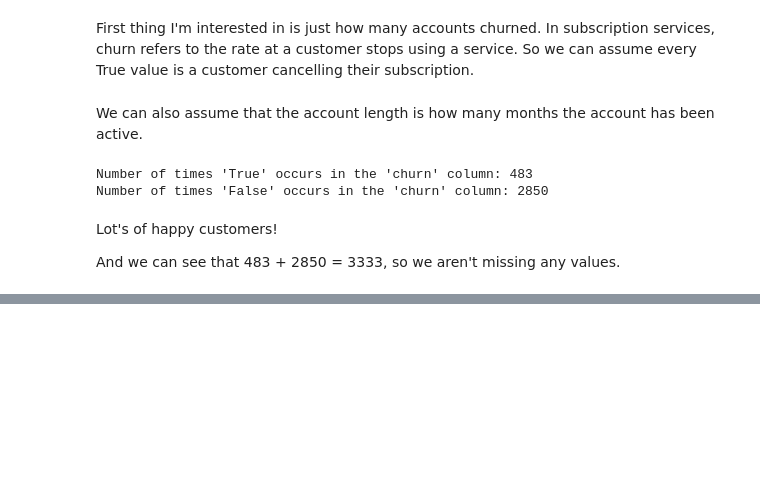
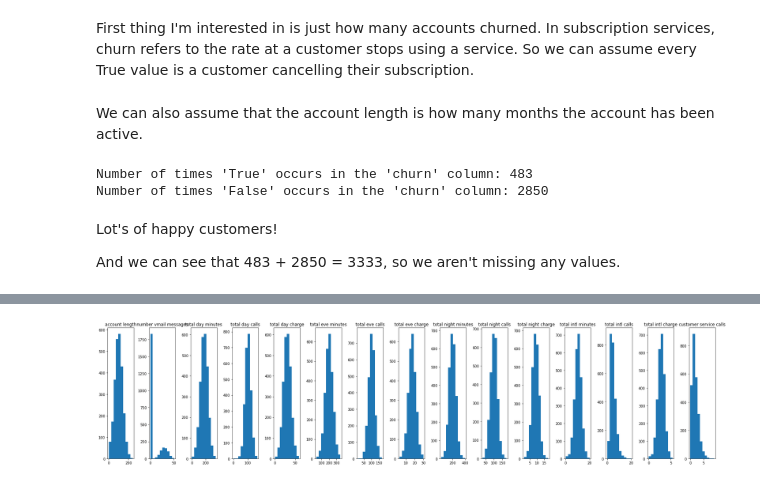
Before and after one commit to byrdwcrawford/Customer-Retention, a Jupyter notebook: Untitled.ipynb, the cells around one changed output, grey strips where cells are left out. Saved outputs shown, nothing was run; the diff lists cells and outputs as text; code cells hidden in the pictures; blank space fills up the shorter version.

```diff
--- a/Untitled.ipynb
+++ b/Untitled.ipynb
@@ -81,6 +102,0 @@ customer_df.head()
-# %%
-# Replace True with 1 and False with 0 directly
-customer_df['churn'] = customer_df['churn'].astype(int)
-
-# Print the DataFrame to verify the changes
-print(customer_df)
@@ -104,0 +129,6 @@ print(customer_df)
+# %%
+X = customer_df.drop('churn', axis=1)
+y = customer_df['churn']
+
+from sklearn.model_selection import train_test_split
+X_train, X_test, y_train, y_test = train_test_split(X, y, test_size=0.25, random_state=615)
@@ -104,0 +144,13 @@ print(customer_df)
+# %%
+X_train_continuous = X_train[['account length', 'number vmail messages', 'total day minutes', 'total day calls', 'total day charge', 'total eve minutes', 'total eve calls', 'total eve charge', 'total night minutes', 'total night calls', 'total night charge', 'total intl minutes', 'total intl calls', 'total intl charge', 'customer service calls']]
+# %%
+import matplotlib.pyplot as plt
+%matplotlib inline
+
+fig, axes = plt.subplots(nrows=1, ncols=15, figsize=(25,6))
+for index, col in enumerate(X_train_continuous):
+    axes[index].hist(X_train_continuous[col])
+    axes[index].set_title(X_train_continuous.columns[index])
+plt.tight_layout();
+# %% [output]
+[figure, added]
```
Also changed, not shown: parts of 13 cells of this notebook.
